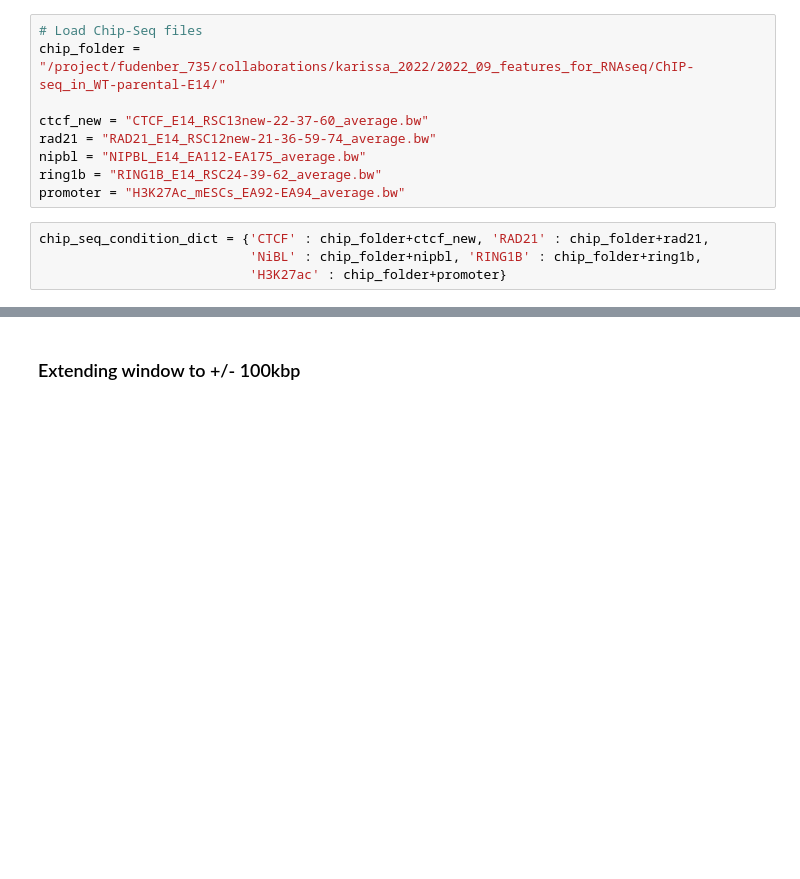
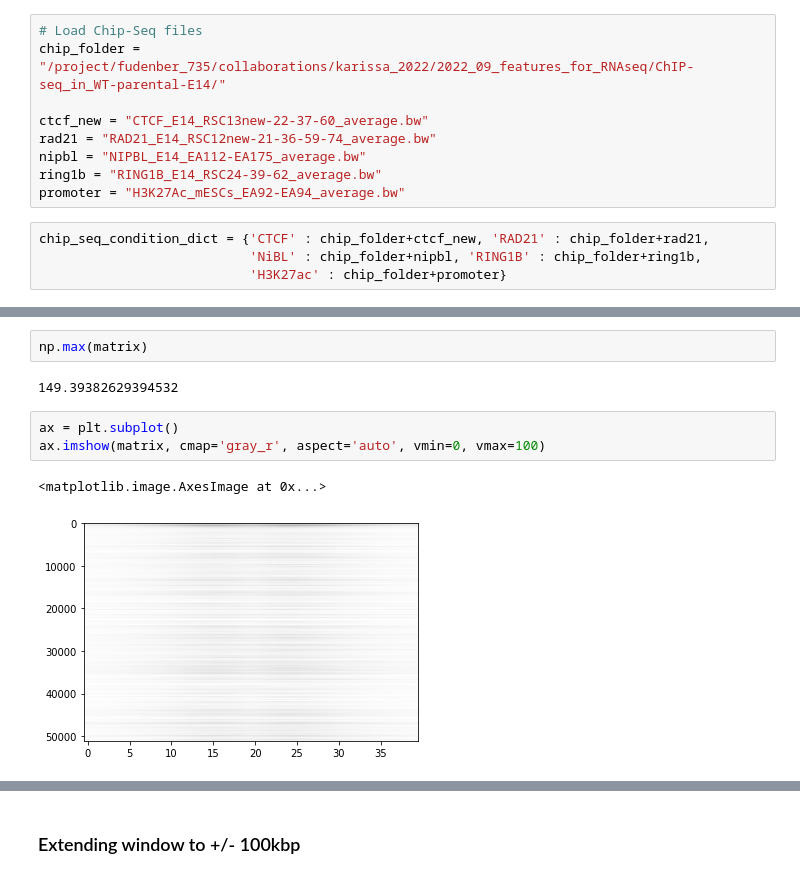
Before and after one commit to Bozhie/transcription_3Dfolding, a Jupyter notebook: transcription_3dfolding/transcription_data_analysis/20220922_dNipBL_Chip_signal.ipynb, the cells around one changed output, grey strips where cells are left out. Drawn from its saved outputs; the diff is of its cells as text; blank space fills up the shorter version.

```diff
--- a/transcription_3dfolding/transcription_data_analysis/20220922_dNipBL_Chip_signal.ipynb
+++ b/transcription_3dfolding/transcription_data_analysis/20220922_dNipBL_Chip_signal.ipynb
@@ -191,0 +271,10 @@ for cond, chip_file in chip_seq_condition_dict.items():
+# %%
+np.max(matrix)
+# %% [output]
+149.39382629394532
+# %%
+ax = plt.subplot()
+ax.imshow(matrix, cmap='gray_r', aspect='auto', vmin=0, vmax=100)
+# %% [output]
+<matplotlib.image.AxesImage at 0x...>
+[figure, added]
```
Also changed, not shown: parts of 21 cells of this notebook, 1 other file.
